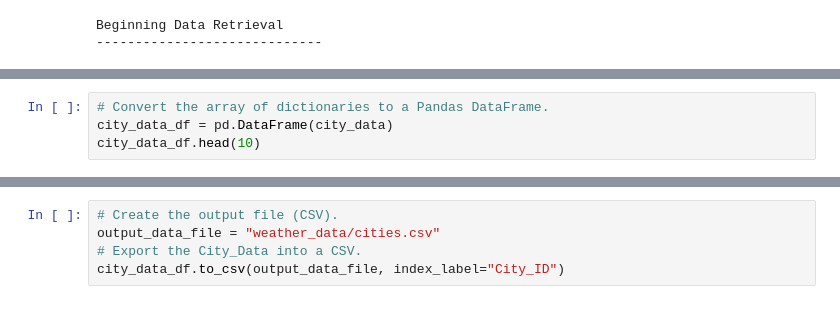
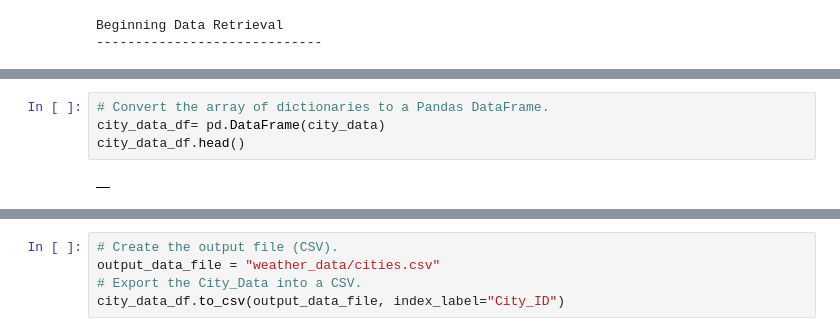
Before and after one commit to Fkourouma1/World_Weather_Analysis, a Jupyter notebook: WeatherPy.ipynb, the cells around one changed output, grey strips where cells are left out. Drawn from its saved outputs; the diff is of its cells as text.

```diff
--- a/WeatherPy.ipynb
+++ b/WeatherPy.ipynb
@@ -144,8 +144,10 @@ Data Retrieval Complete
 -----------------------------
 # %%
 # Convert the array of dictionaries to a Pandas DataFrame.
-city_data_df = pd.DataFrame(city_data)
-city_data_df.head(10)
+city_data_df= pd.DataFrame(city_data)
+city_data_df.head()
+# %% [output]
+|  |
 # %%
 new_column_order = ["column2", "column4", "column1"]
 city_data_df = city_data_df[new_column_order]
```
Also changed, not shown: parts of 9 cells of this notebook.
